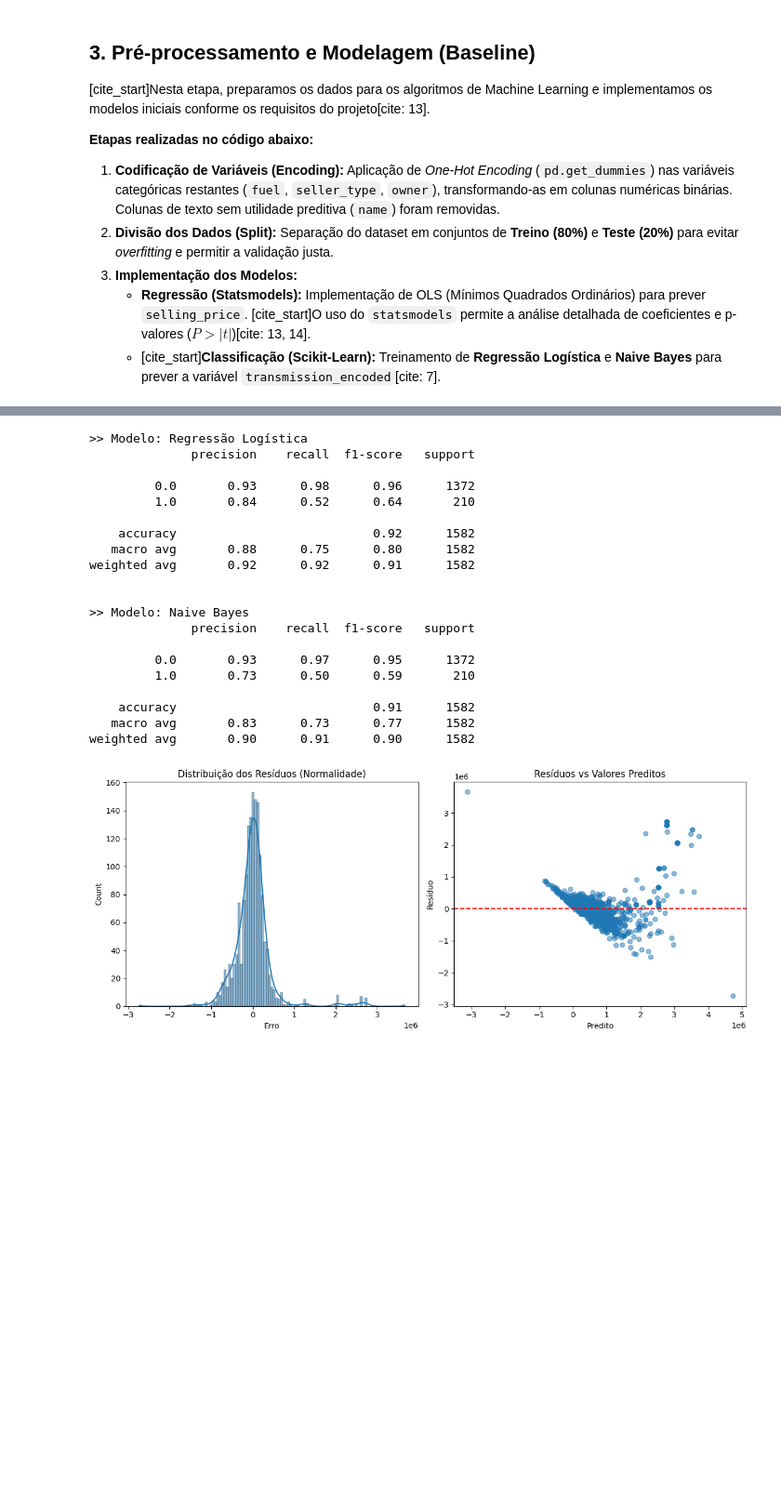
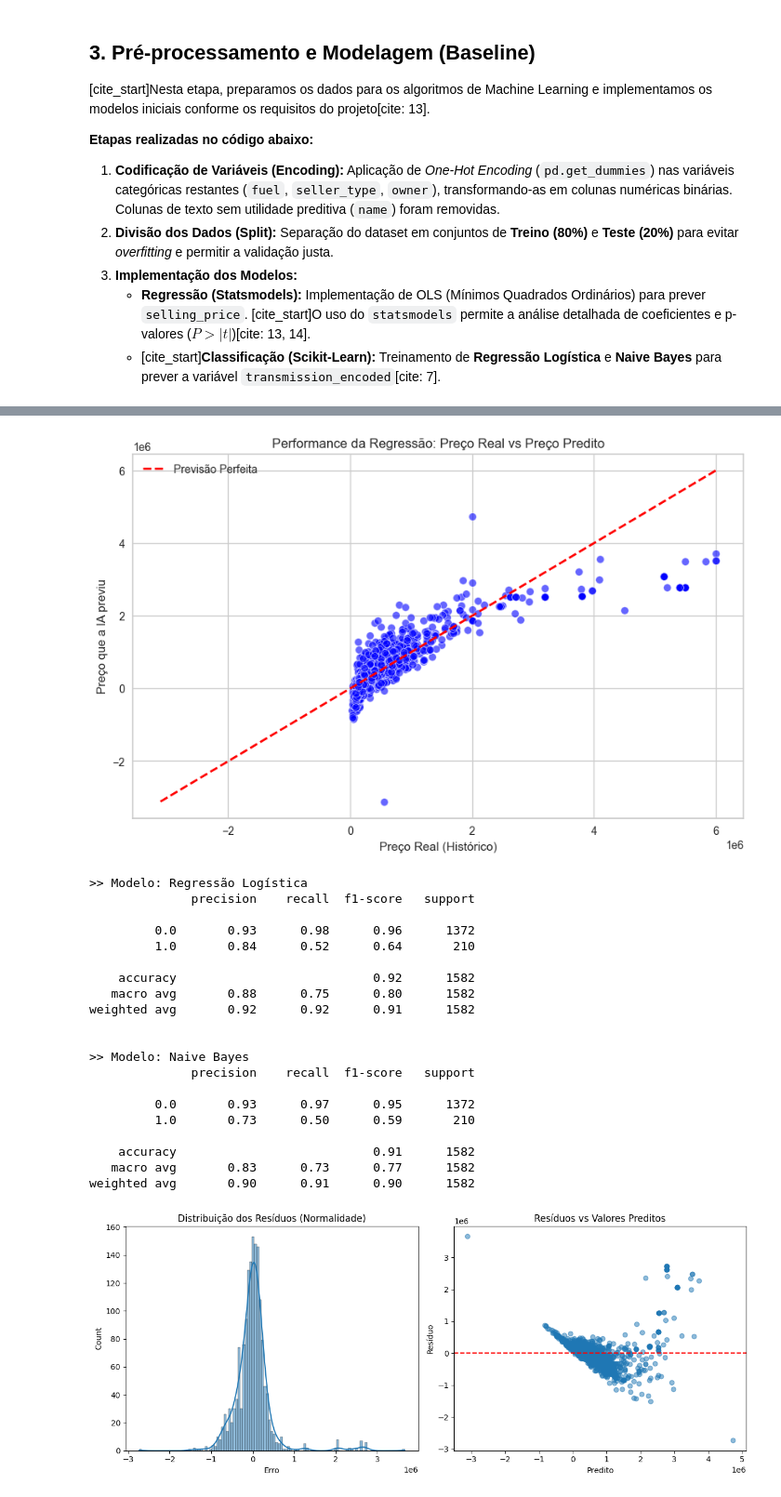
Before and after one commit to davituma/cars-regression-classification, a Jupyter notebook: projeto_carros.ipynb, the cells around one changed output, grey strips where cells are left out. Shown: that part at 93% size. Drawn from its saved outputs; the diff is of its cells as text; code cells hidden in the pictures; blank space fills up the shorter version.

```diff
--- a/projeto_carros.ipynb
+++ b/projeto_carros.ipynb
@@ -160,7 +160,7 @@ import statsmodels.api as sm
 
 # 1. REMOVER COLUNAS DE TEXTO OU DESNECESSÁRIAS
 # Removemos 'name' (não serve pra prever) e 'transmission' (pois já temos a 'transmission_encoded')
-# Se não removermos 'transmission' (texto), o Statsmodels quebra.
+#se não remover 'transmission' (texto), o statsmodels quebra.
 cols_to_drop = ['name', 'transmission']
 df_model = df.drop(columns=cols_to_drop, errors='ignore')
 
@@ -171,7 +171,7 @@ df_model = pd.get_dummies(df_model, columns=['fuel', 'seller_type', 'owner'], dr
 # Garantia extra: Converter tudo para float para evitar erros de tipo
 df_model = df_model.astype(float)
 
-# --- DIVISÃO DOS DADOS ---
+# DIVISÃO DOS DADOS
 
 # CENÁRIO A: REGRESSÃO (Prever 'selling_price')
 X_reg = df_model.drop(columns=['selling_price'])
@@ -184,7 +184,7 @@ X_class = df_model.drop(columns=['transmission_encoded'])
 y_class = df_model['transmission_encoded']
 X_train_c, X_test_c, y_train_c, y_test_c = train_test_split(X_class, y_class, test_size=0.2, random_state=42)
 
-print("Dados corrigidos e prontos!")
+print("dados corrigidos e prontos!")
 
 # --- 2. RESULTADOS DA REGRESSÃO (Statsmodels) ---
 # Adicionar constante para o intercepto
@@ -199,13 +199,36 @@ try:
     # Métricas
     y_pred_r = modelo_ols.predict(X_test_r_sm)
     print(f"\nR²: {r2_score(y_test_r, y_pred_r):.4f}")
-    print(f"RMSE: {mean_squared_error(y_test_r, y_pred_r, squared=False):.2f}")
+    print(f"RMSE: {np.sqrt(mean_squared_error(y_test_r, y_pred_r)):.2f}")
 
 except Exception as e:
     print(f"Ainda deu erro? Verifique as colunas: {X_train_r.columns}")
     print(e)
 
 print("\n" + "="*50 + "\n")
+
+# --- VISUALIZANDO A REGRESSÃO (Real vs Predito) ---
+import matplotlib.pyplot as plt
+import seaborn as sns
+
+plt.figure(figsize=(10, 6))
+
+# Plotar os pontos (Cada ponto é um carro)
+sns.scatterplot(x=y_test_r, y=y_pred_r, alpha=0.6, color='blue')
+
+# Desenhar a linha vermelha da "Perfeição" (Onde Real = Predito)
+# Se o ponto estiver em cima da linha, a IA acertou na mosca!
+min_val = min(y_test_r.min(), y_pred_r.min())
+max_val = max(y_test_r.max(), y_pred_r.max())
+plt.plot([min_val, max_val], [min_val, max_val], color='red', linestyle='--', linewidth=2, label='Previsão Perfeita')
+
+plt.title("Performance da Regressão: Preço Real vs Preço Predito")
+plt.xlabel("Preço Real (Histórico)")
+plt.ylabel("Preço que a IA previu")
+plt.legend()
+plt.show()
+
+
 
 # --- 3. RESULTADOS DA CLASSIFICAÇÃO ---
 clf_log = LogisticRegression(max_iter=2000)
@@ -230,12 +253,13 @@ Time:                        15:08:49   Log-Likelihood:                -91367.
 No. Observations:                6324   AIC:                         1.828e+05
 Df Residuals:                    6307   BIC:                         1.829e+05
 Df Model:                          16
 Covariance Type:            nonrobust
 ... (32 lines left out)
 R²: 0.6872
 RMSE: 466358.90
 
 ==================================================
+[figure, added]
 >> Modelo: Regressão Logística
               precision    recall  f1-score   support
 
```
Also changed, not shown: parts of 2 cells of this notebook.
